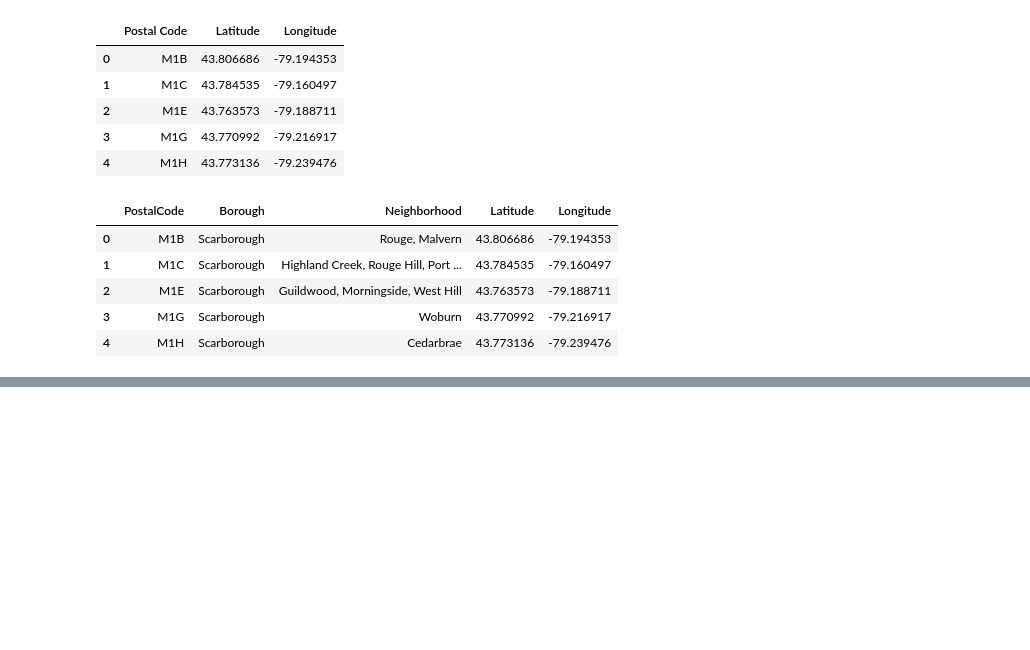
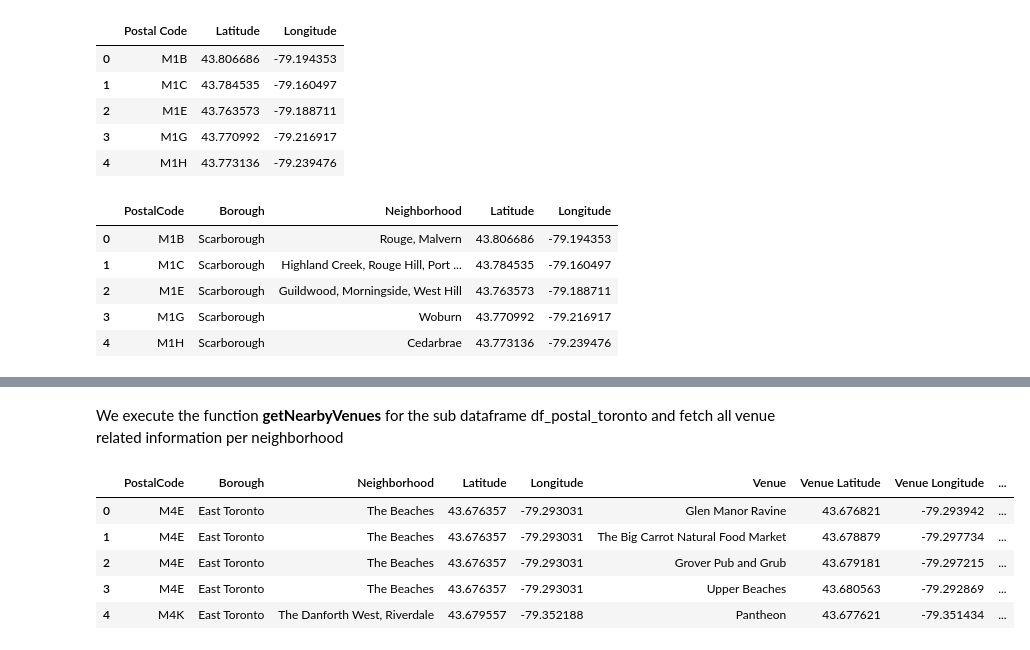
Before and after one commit to debapriyo-dasgupta/Coursera_Capstone_old, a Jupyter notebook: Battle_of_neighbourhood_capstone_project.ipynb, the cells around one changed output, grey strips where cells are left out. Cells and saved outputs as stored; diff of their text form; code cells hidden in the pictures; blank space fills up the shorter version.

```diff
--- a/Battle_of_neighbourhood_capstone_project.ipynb
+++ b/Battle_of_neighbourhood_capstone_project.ipynb
@@ -172,0 +247,4 @@ df_postal_can.head()
+# %%
+# Taking a subset of data, where borough having Toronto
+df_postal_toronto = df_postal_can[df_postal_can['Borough'].str.contains('Toronto')==True].reset_index(drop=True)
+df_postal_toronto.head()
@@ -172,0 +431,12 @@ df_postal_can.head()
+# %% [markdown]
+We execute the function __getNearbyVenues__ for the sub dataframe df_postal_toronto and fetch all venue related information per neighborhood
+# %%
+df_toronto_venue = getNearbyVenues(data=df_postal_toronto)
+df_toronto_venue.head()
+# %% [output]
+|  | PostalCode | Borough | Neighborhood | Latitude | Longitude | Venue | Venue Latitude | Venue Longitude | ... |
+| 0 | M4E | East Toronto | The Beaches | 43.676357 | -79.293031 | Glen Manor Ravine | 43.676821 | -79.293942 | ... |
+| 1 | M4E | East Toronto | The Beaches | 43.676357 | -79.293031 | The Big Carrot Natural Food Market | 43.678879 | -79.297734 | ... |
+| 2 | M4E | East Toronto | The Beaches | 43.676357 | -79.293031 | Grover Pub and Grub | 43.679181 | -79.297215 | ... |
+| 3 | M4E | East Toronto | The Beaches | 43.676357 | -79.293031 | Upper Beaches | 43.680563 | -79.292869 | ... |
+| 4 | M4K | East Toronto | The Danforth West, Riverdale | 43.679557 | -79.352188 | Pantheon | 43.677621 | -79.351434 | ... |
```
Also changed, not shown: parts of 84 cells of this notebook.
